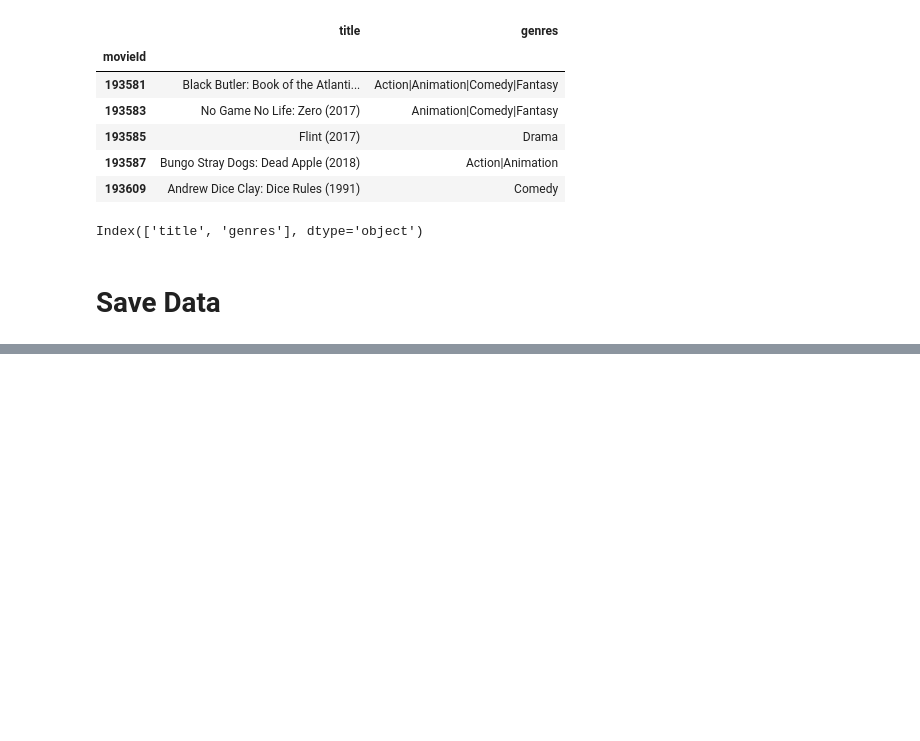
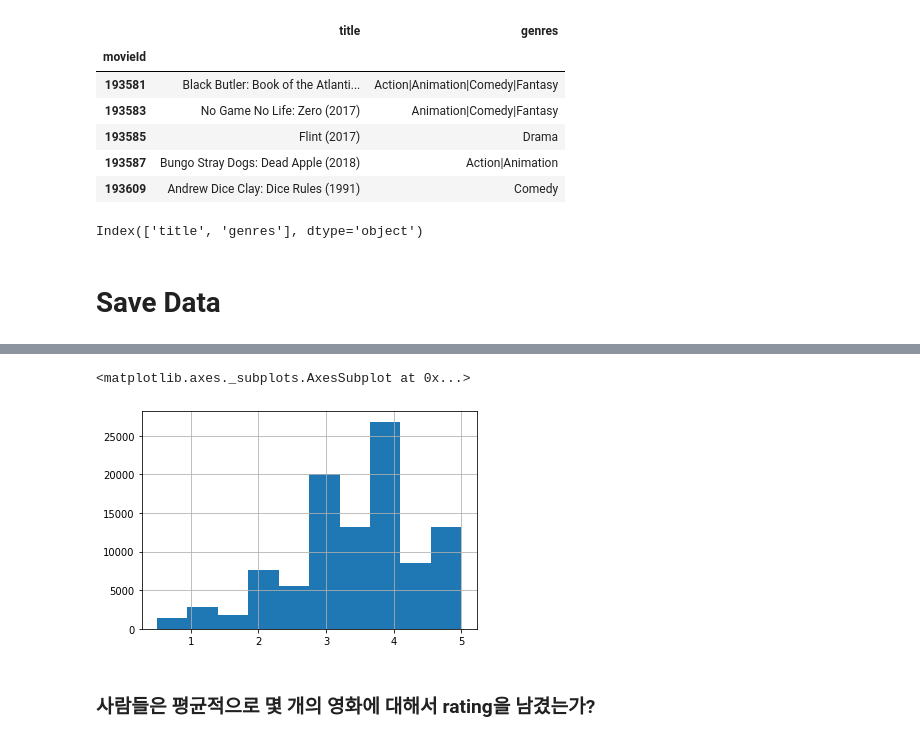
Before and after one commit to sangjinsu/recommendation-system, a Jupyter notebook: 1_movies.ipynb, the cells around one changed output, grey strips where cells are left out. Saved outputs shown, nothing was run; the diff lists cells and outputs as text; code cells hidden in the pictures; blank space fills up the shorter version.

```diff
--- a/1_movies.ipynb
+++ b/1_movies.ipynb
@@ -44,0 +249,7 @@ movies.to_csv('/content/drive/MyDrive/추천 시스템 ᄋ
+# %%
+ratings['rating'].hist()
+# %% [output]
+<matplotlib.axes._subplots.AxesSubplot at 0x...>
+[figure, added]
+# %% [markdown]
+### 사람들은 평균적으로 몇 개의 영화에 대해서 rating을 남겼는가?
```
Also changed, not shown: parts of 58 cells of this notebook.
